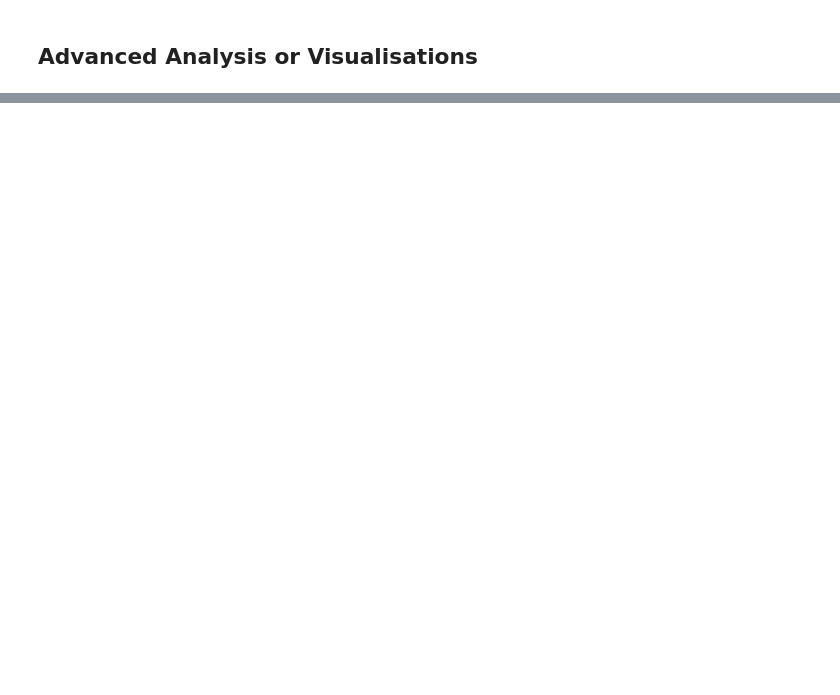
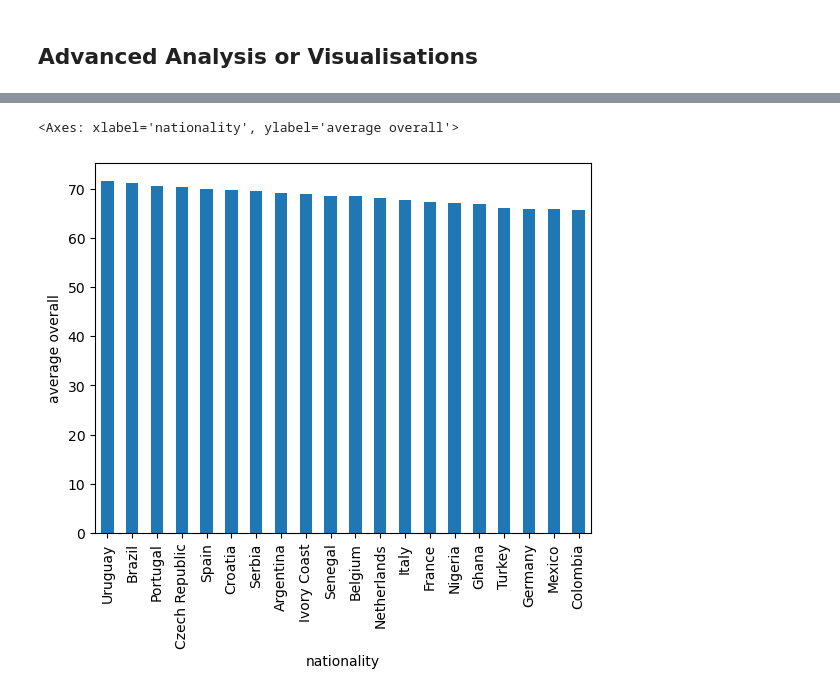
Before and after one commit to amirnasiri93/fifa_dataset_learning, a Jupyter notebook: main.ipynb, the cells around one changed output, grey strips where cells are left out. Cells and saved outputs as stored; diff of their text form; code cells hidden in the pictures; blank space fills up the shorter version.

```diff
--- a/main.ipynb
+++ b/main.ipynb
@@ -223,8 +390,17 @@ temp.groupby(['club_name'])['overall'].mean().sort_values(ascending=False).head(
 # %%
 temp = df[['short_name','nationality', 'overall']]
 
+country_counts = temp['nationality'].value_counts()
+country_to_include = country_counts[country_counts>=100].index
+temp = temp[temp['nationality'].isin(country_to_include)]
+temp
 
-df.groupby(['nationality'])['overall'].mean().sort_values(ascending=False).head(10).plot(kind='bar')
+temp.groupby(['nationality'])['overall'].mean().sort_values(ascending=False).head(20).plot(kind='bar', ylabel="average overall")
+
+# in nationalities with 100 players or more Uruguay, Brazil and Portgual have the highest rated players.
+# %% [output]
+<Axes: xlabel='nationality', ylabel='average overall'>
+[figure, added]
 # %%
 df[(df['nationality'] == "Brazil")]['overall'].mean()
 # %%
```
Also changed, not shown: parts of 32 cells of this notebook, 1 other file.
